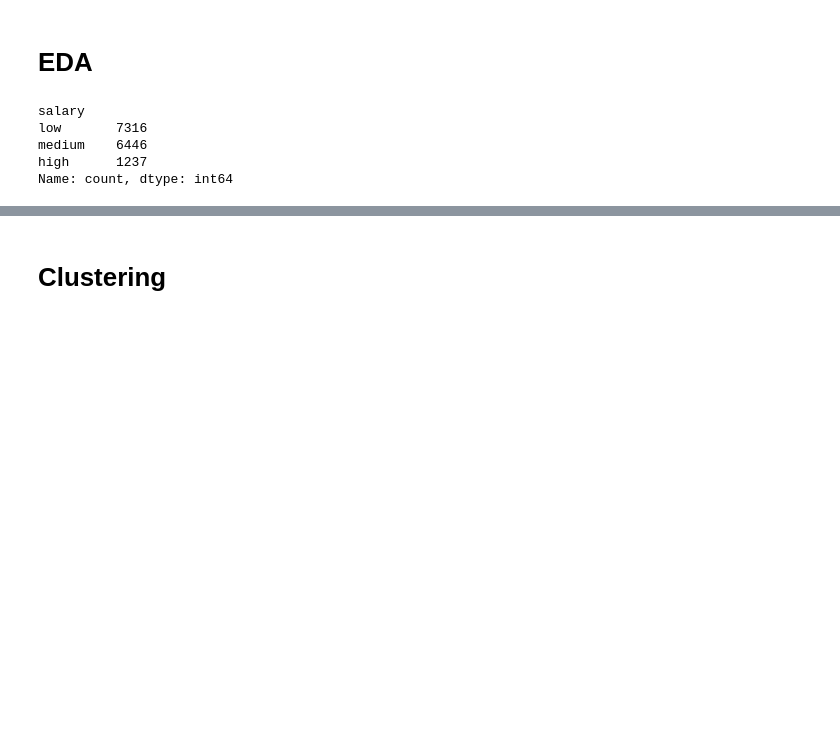
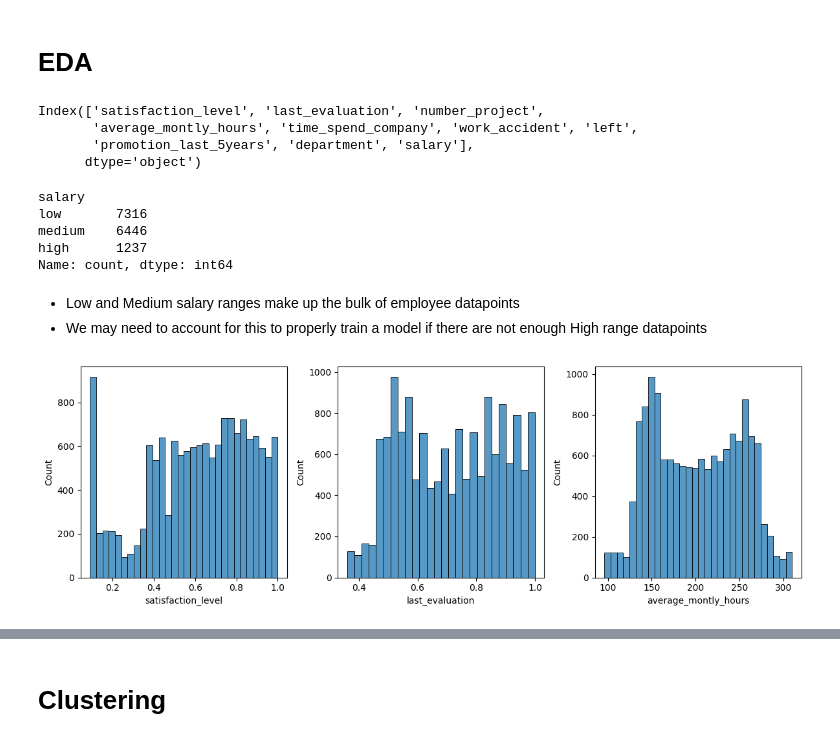
Before and after one commit to kitsbits/aiml, a Jupyter notebook: ml-core/project/ml_project.ipynb, the cells around one changed output, grey strips where cells are left out. Saved outputs shown, nothing was run; the diff lists cells and outputs as text; code cells hidden in the pictures; blank space fills up the shorter version.

Commit message:
Pre project prep and start on ml project

```diff
--- a/ml-core/project/ml_project.ipynb
+++ b/ml-core/project/ml_project.ipynb
@@ -93,5 +89,12 @@ high      1237
 Name: count, dtype: int64
 # %% [markdown]
 # EDA
+# %%
+df.columns
+# %% [output]
+Index(['satisfaction_level', 'last_evaluation', 'number_project',
+       'average_montly_hours', 'time_spend_company', 'work_accident', 'left',
+       'promotion_last_5years', 'department', 'salary'],
+      dtype='object')
 # %%
 df['salary'].value_counts()
@@ -101,3 +105,16 @@ low       7316
 medium    6446
 high      1237
 Name: count, dtype: int64
+# %% [markdown]
+- Low and Medium salary ranges make up the bulk of employee datapoints
+- We may need to account for this to properly train a model if there are not enough High range datapoints
+# %%
+# sns.scatterplot(df, x='time_spend_company', y='satisfaction_level', hue="salary")
+# sns.catplot(df, x="time_spend_company", y='satisfaction_level', hue="salary")
+fig, axes = plt.subplots(ncols=3, nrows=1, figsize=(12, 4))
+sns.histplot(df['satisfaction_level'], ax=axes[0])
+sns.histplot(df['last_evaluation'], ax=axes[1])
+sns.histplot(df['average_montly_hours'], ax=axes[2])
+plt.tight_layout(h_pad=2,w_pad=1)
+# %% [output]
+[figure, added]
```
Also changed, not shown: parts of 27 cells of this notebook, 2 other files.
